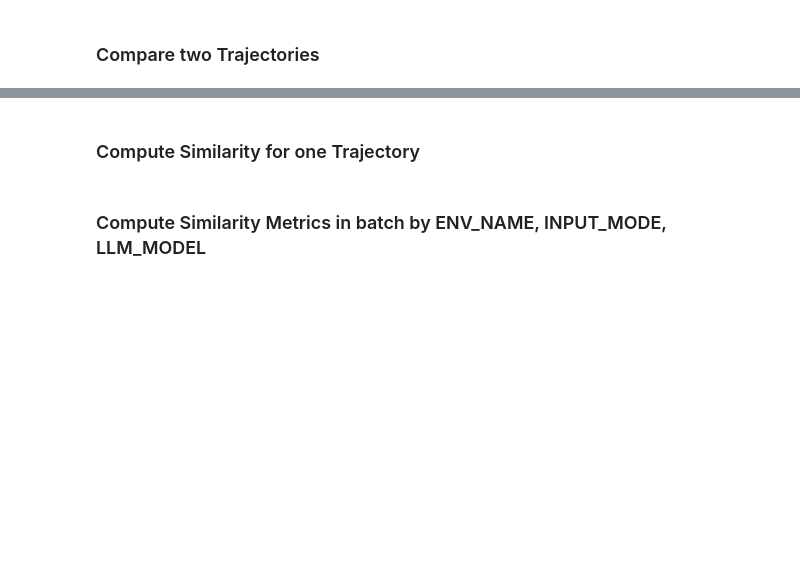
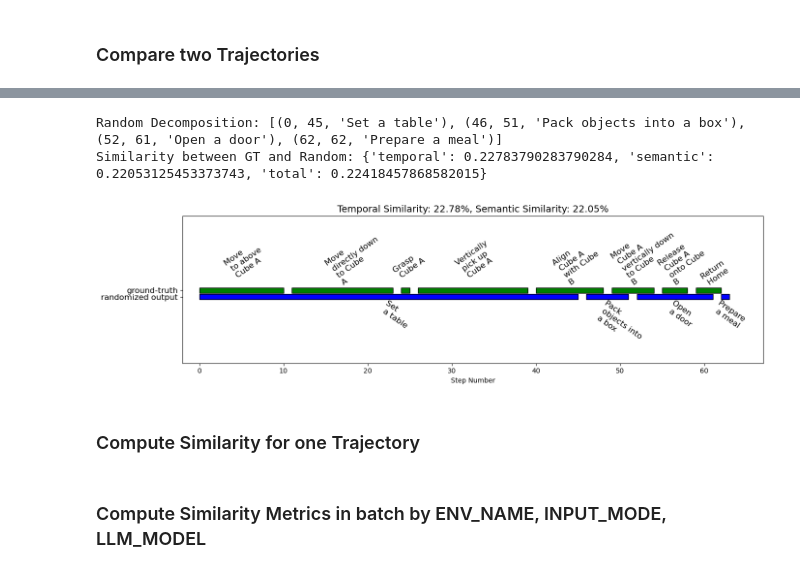
Before and after one commit to jsalfity/task_decomposition, a Jupyter notebook: task_decomposition/analysis/compare_GPT_groundtruth.ipynb, the cells around one changed output, grey strips where cells are left out. Drawn from its saved outputs; the diff is of its cells as text; code cells hidden in the pictures; blank space fills up the shorter version.

```diff
--- a/task_decomposition/analysis/compare_GPT_groundtruth.ipynb
+++ b/task_decomposition/analysis/compare_GPT_groundtruth.ipynb
@@ -208,3 +214,19 @@ Similarity between GT and Random: {'temporal': 0.25749559082892415, 'semantic':
+# %%
+random_subtask_decomposition = get_random_subtask_decomposition(gt_subtasks[-1][END_STEP_IDX])
+print(f"Random Decomposition: {random_subtask_decomposition}")
+similarity = get_subtask_similarity(gt_subtasks, random_subtask_decomposition)
+print(f"Similarity between GT and Random: {similarity}")
+fig, ax = plt.subplots(figsize=(14, 4))
+title = f"Temporal Similarity: {100*similarity['temporal']:.2f}%, Semantic Similarity: {100*similarity['semantic']:.2f}%"
+plot_compare_two_trajectories(actual=gt_subtasks,
+                              predicted=random_subtask_decomposition,
+                              title=title,
+                              subtask_decomp_names=["ground-truth", "randomized output"],
+                              ax=ax)
+# %% [output]
+Random Decomposition: [(0, 45, 'Set a table'), (46, 51, 'Pack objects into a box'), (52, 61, 'Open a door'), (62, 62, 'Prepare a meal')]
+Similarity between GT and Random: {'temporal': 0.22783790283790284, 'semantic': 0.22053125453373743, 'total': 0.22418457868582015}
+[figure, added]
 # %% [markdown]
 ### Compute Similarity for one Trajectory
 # %%
```
Also changed, not shown: parts of 9 cells of this notebook, 3 other files.
